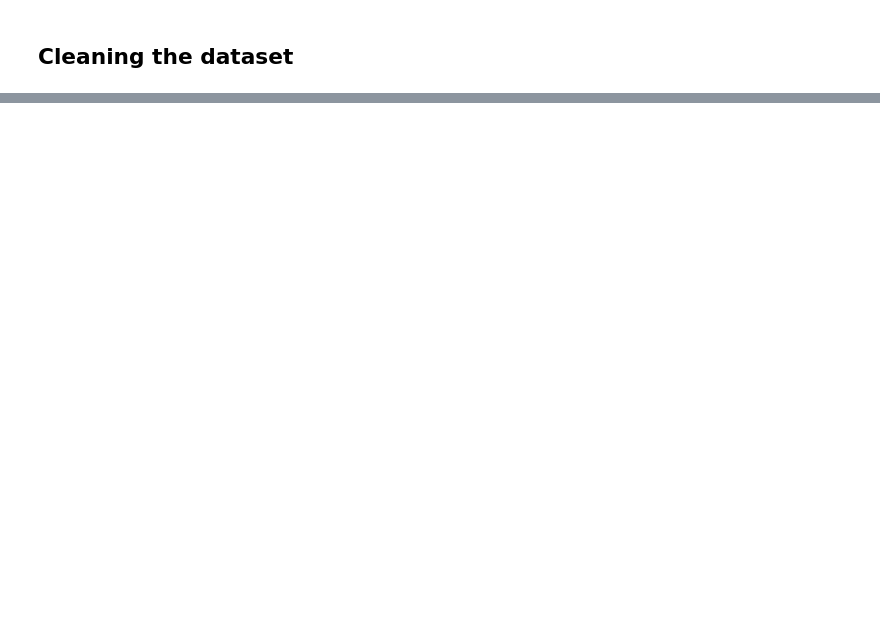
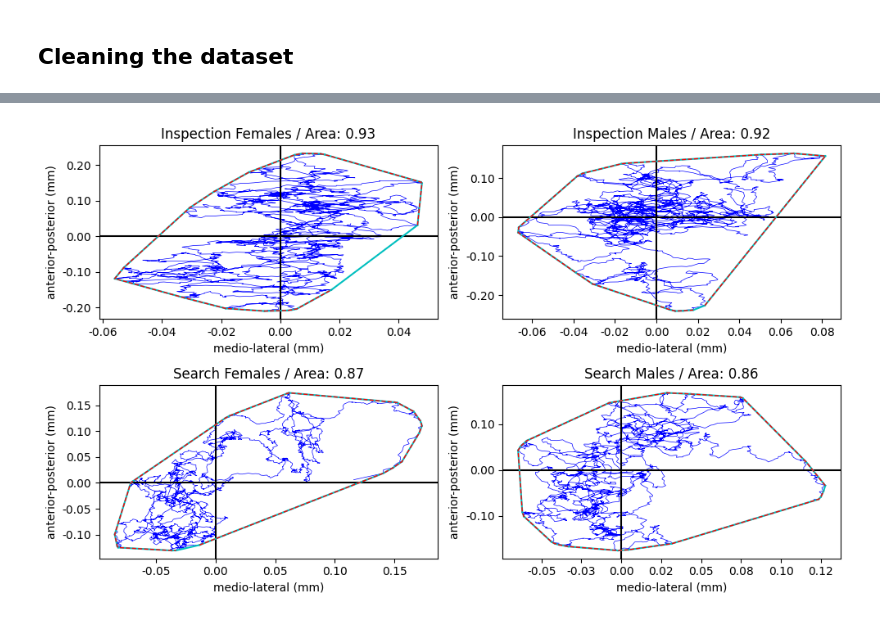
Before and after one commit to daniloarruda13/predicting-cybersickness-from-postural-data-with-machine-learning, a Jupyter notebook: data_analysis_and_modeling.ipynb, the cells around one changed output, grey strips where cells are left out. Cells and saved outputs as stored; diff of their text form; code cells hidden in the pictures; blank space fills up the shorter version.

```diff
--- a/data_analysis_and_modeling.ipynb
+++ b/data_analysis_and_modeling.ipynb
@@ -123,0 +139,3 @@ search = search.drop(df_outliers.index)
+# %%
+# Delete outliers
+df = delete_outliers(df)
@@ -123,0 +148,25 @@ search = search.drop(df_outliers.index)
+# %%
+# Define a function to detrend time series data
+def detrend_time_series(df):
+    """
+    Detrends time series data by subtracting the mean of each row from the corresponding columns.
+
+    Args:
+        df (pandas.DataFrame): The input DataFrame containing time series data.
+
+    Returns:
+        pandas.DataFrame: A new DataFrame with detrended time series data.
+
+    """
+    df_copy = df.copy()
+    # Subseting the columns
+    ml_columns = df_copy.columns[5:3005]
+    ap_columns = df_copy.columns[3005:]
+    # Calculating the row mean
+    ml_mean = df_copy[ml_columns].mean(axis=1)
+    ap_mean = df_copy[ap_columns].mean(axis=1)
+
+    df_copy[ml_columns] -= ml_mean.values.reshape(-1, 1)
+    df_copy[ap_columns] -= ap_mean.values.reshape(-1, 1)
+
+    return df_copy
@@ -123,0 +321,8 @@ search = search.drop(df_outliers.index)
+# %%
+plot_time_series_grid(det_df[(det_df['Condition'] == 1) & (det_df['sex'] == 1)],
+                      det_df[(det_df['Condition'] == 1) & (det_df['sex'] == 2)],
+                      det_df[(det_df['Condition'] == 2) & (det_df['sex'] == 1)],
+                      det_df[(det_df['Condition'] == 2) & (det_df['sex'] == 2)],
+                      'Inspection Females','Inspection Males','Search Females','Search Males')
+# %% [output]
+[figure, added]
```
Also changed, not shown: parts of 58 cells of this notebook, 6 other files.
